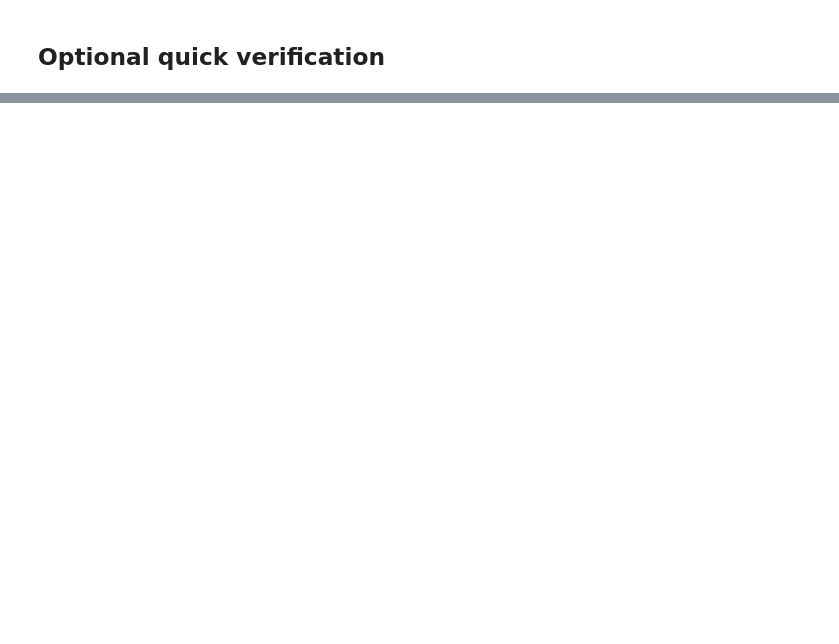
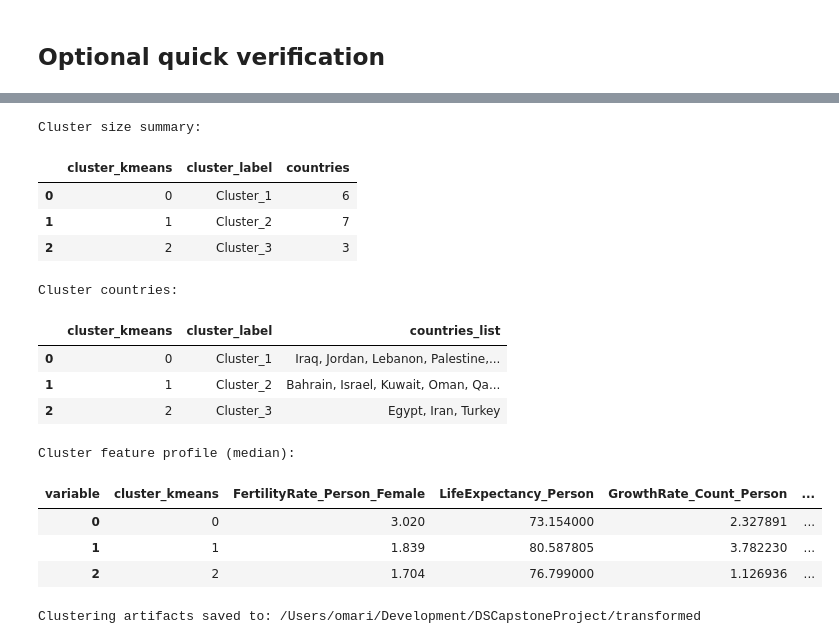
Before and after one commit to Qais-O/ds-capstone, a Jupyter notebook: data_pipeline_stage_2.ipynb, the cells around one changed output, grey strips where cells are left out. Cells and saved outputs as stored; diff of their text form; code cells hidden in the pictures; blank space fills up the shorter version.

```diff
--- a/data_pipeline_stage_2.ipynb
+++ b/data_pipeline_stage_2.ipynb
@@ -276,0 +774,76 @@ display(verification)
+# %%
+# ============================================================================
+# PHASE C5: PROFILE SUMMARIES + EXPORT
+# ============================================================================
+
+cluster_profile_summary = (
+    country_cluster_assignments[["country", "cluster_kmeans"]]
+    .merge(cluster_feature_matrix, on="country", how="left")
+)
+
+# Numeric profile by cluster (median across countries).
+profile_numeric = (
+    cluster_profile_summary
+    .groupby("cluster_kmeans")
+    .median(numeric_only=True)
+    .reset_index()
+    .sort_values("cluster_kmeans")
+)
+
+cluster_size_summary = (
+    country_cluster_assignments
+    .groupby(["cluster_kmeans", "cluster_label"], as_index=False)
+    .agg(countries=("country", "count"))
+    .sort_values("cluster_kmeans")
+)
+
+cluster_country_listing = (
+    country_cluster_assignments
+    .sort_values(["cluster_kmeans", "country"])
+    .groupby(["cluster_kmeans", "cluster_label"])["country"]
+    .apply(lambda s: ", ".join(s.astype(str)))
+    .reset_index(name="countries_list")
+)
+
+print("Cluster size summary:")
+display(cluster_size_summary)
+
+print("Cluster countries:")
+display(cluster_country_listing)
+
+print("Cluster feature profile (median):")
+display(profile_numeric)
+
+# Save outputs using project convention.
+out_preferred = Path("Data Gathering/transformed")
+out_fallback = Path("transformed")
+out_dir = out_preferred if out_preferred.exists() else out_fallback
+out_dir.mkdir(parents=True, exist_ok=True)
+
+cluster_feature_matrix.to_csv(out_dir / "cluster_feature_matrix.csv", index=False)
+cluster_model_selection.to_csv(out_dir / "cluster_model_selection.csv", index=False)
+country_cluster_assignments.to_csv(out_dir / "country_cluster_assignments.csv", index=False)
+cluster_size_summary.to_csv(out_dir / "cluster_size_summary.csv", index=False)
+cluster_country_listing.to_csv(out_dir / "cluster_country_listing.csv", index=False)
+profile_numeric.to_csv(out_dir / "cluster_profile_summary.csv", index=False)
+cluster_redundant_feature_pairs.to_csv(out_dir / "cluster_redundant_feature_pairs.csv", index=False)
+cluster_redundant_feature_drop_list.to_csv(out_dir / "cluster_redundant_feature_drop_list.csv", index=False)
+
+print(f"Clustering artifacts saved to: {out_dir.resolve()}")
+# %% [output]
+Cluster size summary:
+|  | cluster_kmeans | cluster_label | countries |
+| 0 | 0 | Cluster_1 | 6 |
+| 1 | 1 | Cluster_2 | 7 |
+| 2 | 2 | Cluster_3 | 3 |
+Cluster countries:
+|  | cluster_kmeans | cluster_label | countries_list |
+| 0 | 0 | Cluster_1 | Iraq, Jordan, Lebanon, Palestine,... |
+| 1 | 1 | Cluster_2 | Bahrain, Israel, Kuwait, Oman, Qa... |
+| 2 | 2 | Cluster_3 | Egypt, Iran, Turkey |
+Cluster feature profile (median):
+| variable | cluster_kmeans | FertilityRate_Person_Female | LifeExpectancy_Person | GrowthRate_Count_Person | ... |
+| 0 | 0 | 3.020 | 73.154000 | 2.327891 | ... |
+| 1 | 1 | 1.839 | 80.587805 | 3.782230 | ... |
+| 2 | 2 | 1.704 | 76.799000 | 1.126936 | ... |
+Clustering artifacts saved to: /Users/omari/Development/DSCapstoneProject/transformed
```
Also changed, not shown: parts of 24 cells of this notebook, 24 other files.
